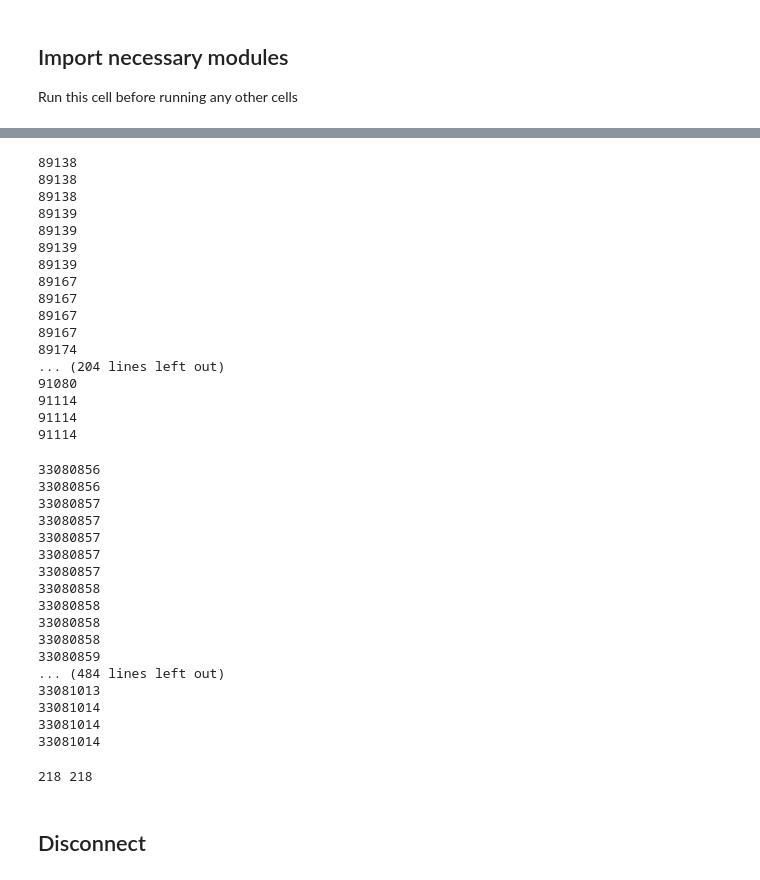
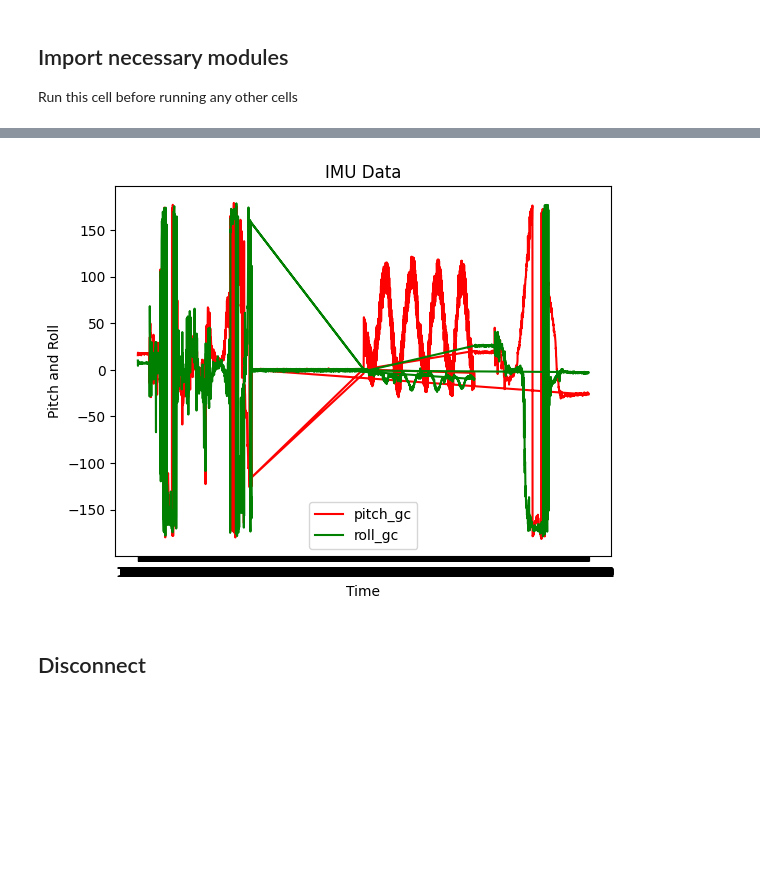
Before and after one commit to karltownsend/fastrobots, a Jupyter notebook: python/lab2.ipynb, the cells around one changed output, grey strips where cells are left out. Saved outputs shown, nothing was run; the diff lists cells and outputs as text; code cells hidden in the pictures; blank space fills up the shorter version.

```diff
--- a/python/lab2.ipynb
+++ b/python/lab2.ipynb
@@ -41,15 +25,20 @@ Robot says -> HiHello :)
 # %%
 # Notification Handler
 time_list = []
-temp_list = []
+roll_g = []
+pitch_g = []
+yaw_g = []
 def notification_handler(uuid, byte_array):
+    global time_list, roll_g, pitch_g, yaw_g
     rx_string = ble.bytearray_to_string(byte_array)
     if rx_string.find(',') < 0:
         print(rx_string[2:])
     else:
-        time, temp = rx_string.split(',')
+        time, roll, pitch, yaw = rx_string.split(',')
         time_list.append(time[2:])
-        temp_list.append(temp[2:])
+        roll_g.append(float(roll[3:]))
+        pitch_g.append(float(pitch[3:]))
+        yaw_g.append(float(yaw[3:]))
 
 ble.start_notify(ble.uuid['RX_STRING'], notification_handler)
 # %%
@@ -59,20 +47,0 @@ ble.send_command(CMD.GET_TIME_MILLIS, "")
-# %%
-ble.send_command(CMD.GET_TIME_MILLIS_LOOP, "")
-# %% [output]
-89138
-89138
-89138
-89139
-89139
-89139
-89139
-89167
-89167
-89167
-89167
-89174
-... (204 lines left out)
-91080
-91114
-91114
-91114
@@ -82,40 +48,19 @@ ble.send_command(CMD.STORE_TIME_DATA, "")
 # %%
 # Get the data
-# 500 samples in 13 ms, --> 270KB/sec!
-ble.send_command(CMD.SEND_TIME_DATA, "")
+# 1761 samples in 5 sec, --> 2.8 ms each
+ble.send_command(CMD.GET_IMU_DATA, "")
-# %% [output]
-33080856
-33080856
-33080857
-33080857
-33080857
-33080857
-33080857
-33080858
-33080858
-33080858
-33080858
-33080859
-... (484 lines left out)
-33081013
-33081014
-33081014
-33081014
-# %%
-# Get the data
-# 500 samples in 13 ms, --> 270KB/sec!
-global time_list
-global temp_list
-time_list = []
-temp_list = []
-ble.send_command(CMD.STORE_TIME_DATA, "")
-# %%
-# Get the data
-# 500 samples in 13 ms, --> 270KB/sec!
-ble.send_command(CMD.GET_TEMP_READINGS, "")
-print(len(time_list), len(temp_list))
-# %% [output]
-218 218
+# %%
+#plt.yticks([-180, -120, -60, 0, 60, 120, 180])
+plt.plot(time_list, pitch_g, color='r', label='pitch_gc')
+plt.plot(time_list, roll_g,  color='g', label='roll_gc')
+#plt.plot(time_list, yaw_g,   color='b', label='yaw_gc')
+plt.title('IMU Data')
+plt.xlabel('Time')
+plt.ylabel('Pitch and Roll')
+plt.legend()
+plt.show()
+# %% [output]
+[figure, added]
 # %% [markdown]
 ## Disconnect
 # %%
```
Also changed, not shown: parts of 16 cells of this notebook, 7 other files.
